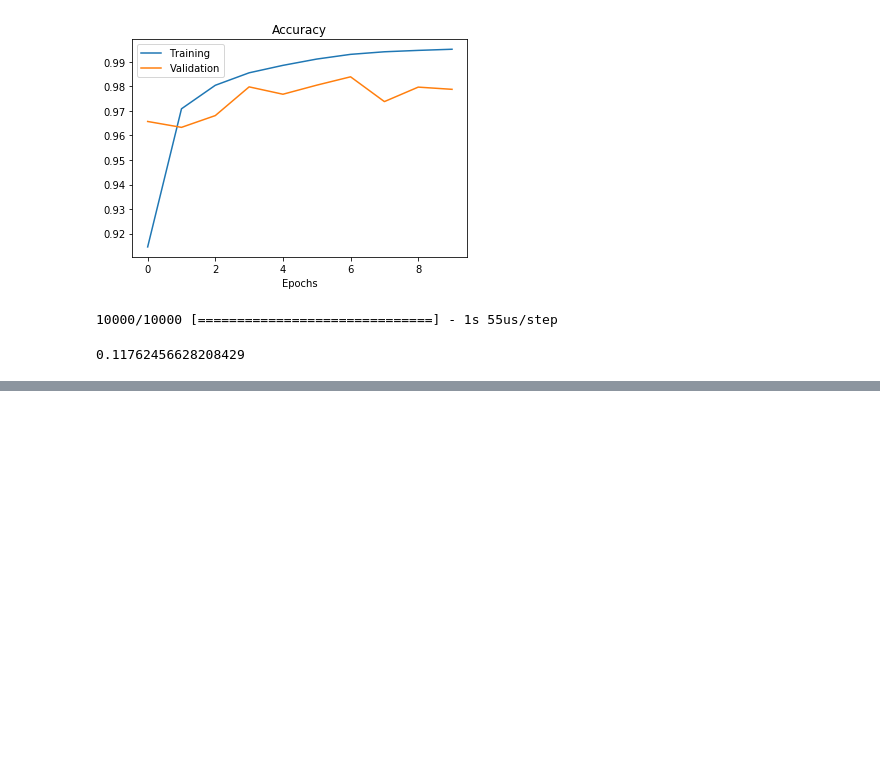
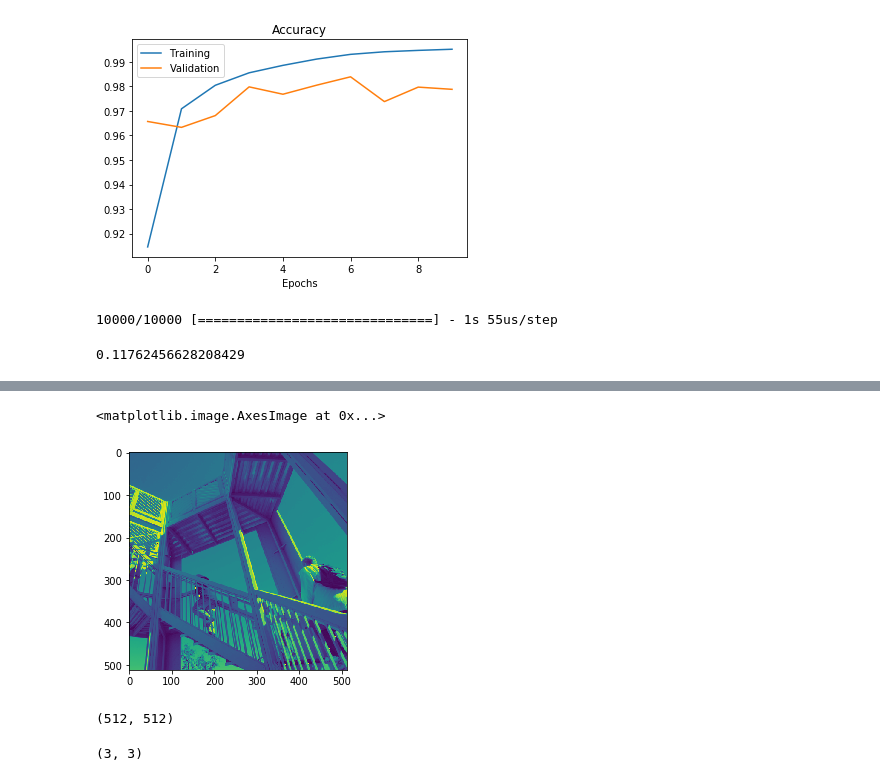
Before and after one commit to JasonShin/keras, a Jupyter notebook: 3. CNN.ipynb, the cells around one changed output, grey strips where cells are left out. Saved outputs shown, nothing was run; the diff lists cells and outputs as text; code cells hidden in the pictures; blank space fills up the shorter version.

```diff
--- a/3. CNN.ipynb
+++ b/3. CNN.ipynb
@@ -149,0 +278,11 @@ Order / Name / Exmaple / Shape
+# %%
+img = misc.ascent()
+# %%
+plt.imshow(img)
+# %% [output]
+<matplotlib.image.AxesImage at 0x...>
+[figure, added]
+# %%
+img.shape
+# %% [output]
+(512, 512)
@@ -149,0 +295,4 @@ Order / Name / Exmaple / Shape
+# %%
+h_kernel.shape
+# %% [output]
+(3, 3)
```
Also changed, not shown: parts of 46 cells of this notebook, 1 other file.
